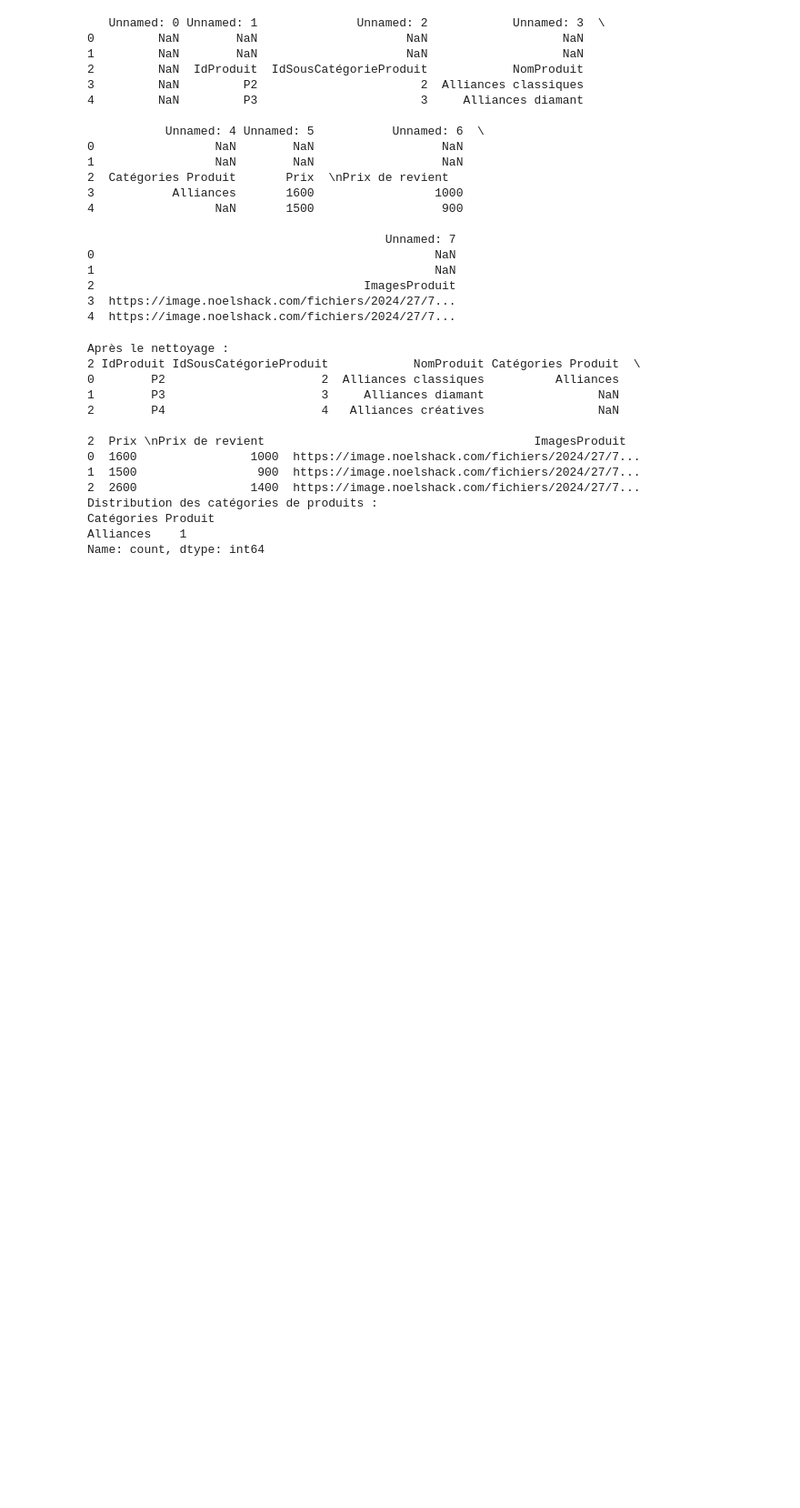
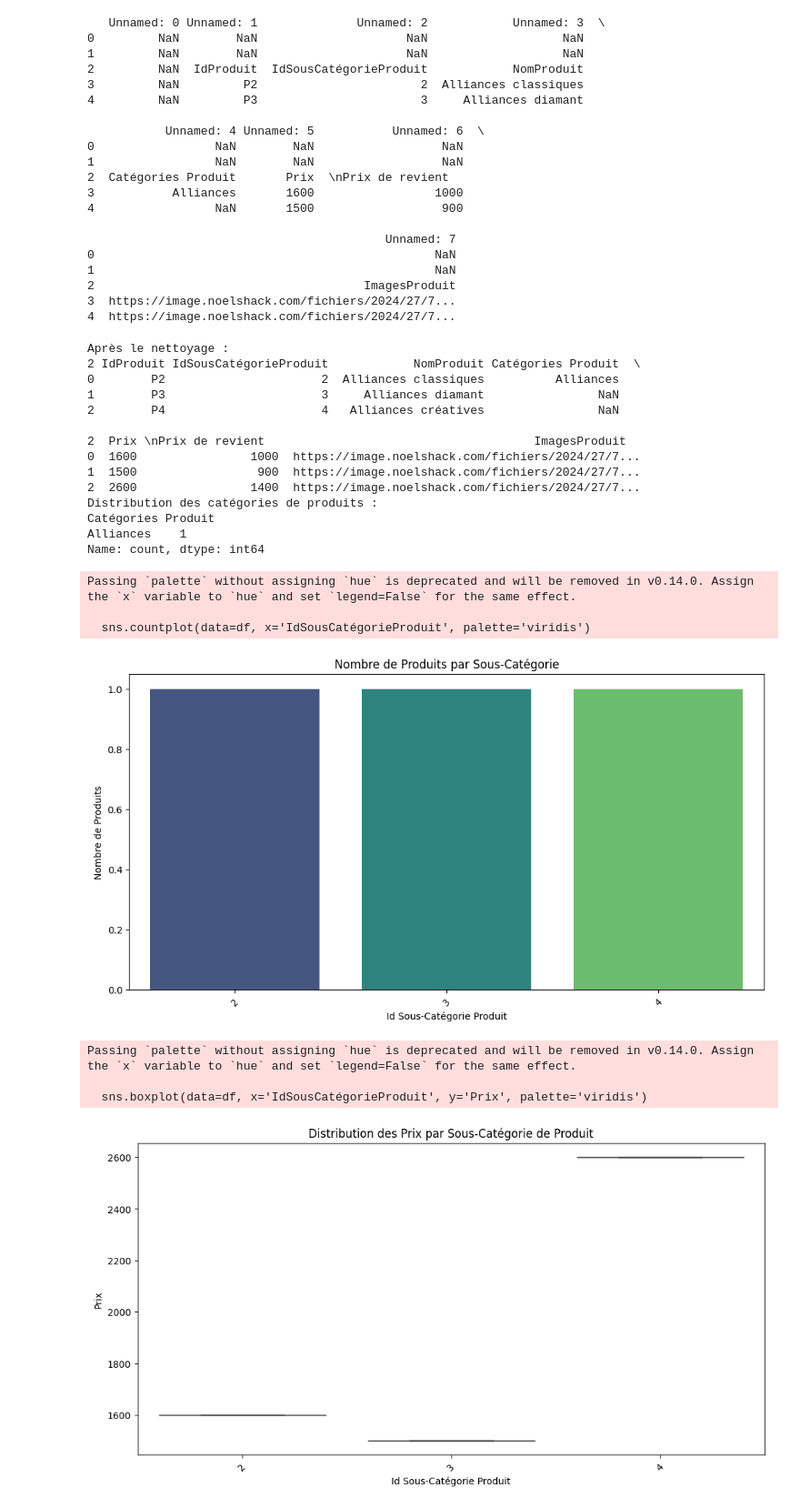
Before and after one commit to GossipCoco/Pyhton-with-Youssef, a Jupyter notebook: Python2_with_youssef.ipynb, the cells around one changed output. Shown at 91% size. Saved outputs shown, nothing was run; the diff lists cells and outputs as text; code cells hidden in the pictures; blank space fills up the shorter version.

```diff
--- a/Python2_with_youssef.ipynb
+++ b/Python2_with_youssef.ipynb
@@ -117,3 +117,31 @@ Distribution des catégories de produits :
 Catégories Produit
 Alliances    1
 Name: count, dtype: int64
+# %%
+# Visualisation : Bar Plot des Sous-Catégories
+plt.figure(figsize=(12, 6))
+sns.countplot(data=df, x='IdSousCatégorieProduit', palette='viridis')
+plt.title('Nombre de Produits par Sous-Catégorie')
+plt.xlabel('Id Sous-Catégorie Produit')
+plt.ylabel('Nombre de Produits')
+plt.xticks(rotation=45)
+plt.show()
+# Visualisation 2: Box Plot des Prix par So... par Youssef EL MOUTEE
+
+# Visualisation 2: Box Plot des Prix par Sous-Catégorie de Produit
+plt.figure(figsize=(12, 6))
+sns.boxplot(data=df, x='IdSousCatégorieProduit', y='Prix', palette='viridis')
+plt.title('Distribution des Prix par Sous-Catégorie de Produit')
+plt.xlabel('Id Sous-Catégorie Produit')
+plt.ylabel('Prix')
+plt.xticks(rotation=45)
+plt.show()
+# %% [output]
+Passing `palette` without assigning `hue` is deprecated and will be removed in v0.14.0. Assign the `x` variable to `hue` and set `legend=False` for the same effect.
+
+  sns.countplot(data=df, x='IdSousCatégorieProduit', palette='viridis')
+[figure, added]
+Passing `palette` without assigning `hue` is deprecated and will be removed in v0.14.0. Assign the `x` variable to `hue` and set `legend=False` for the same effect.
+
+  sns.boxplot(data=df, x='IdSousCatégorieProduit', y='Prix', palette='viridis')
+[figure, added]
```
